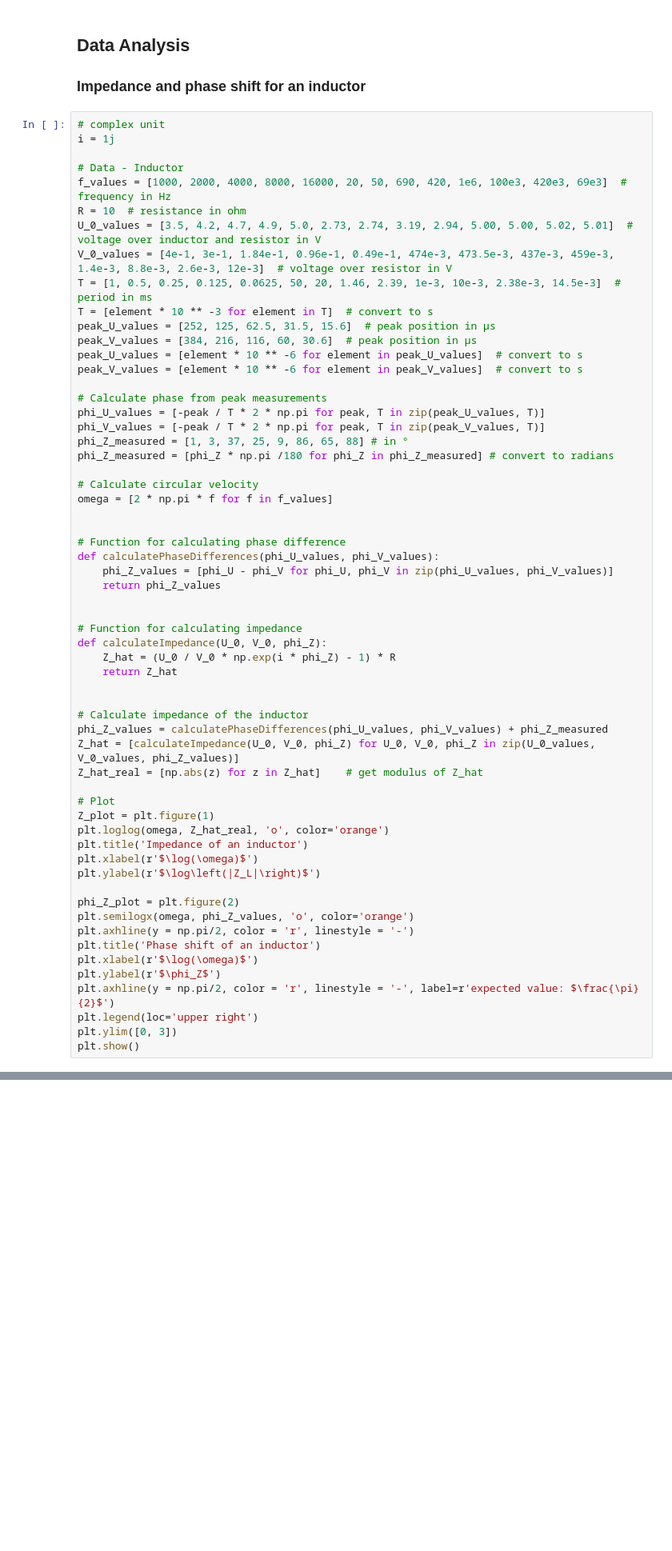
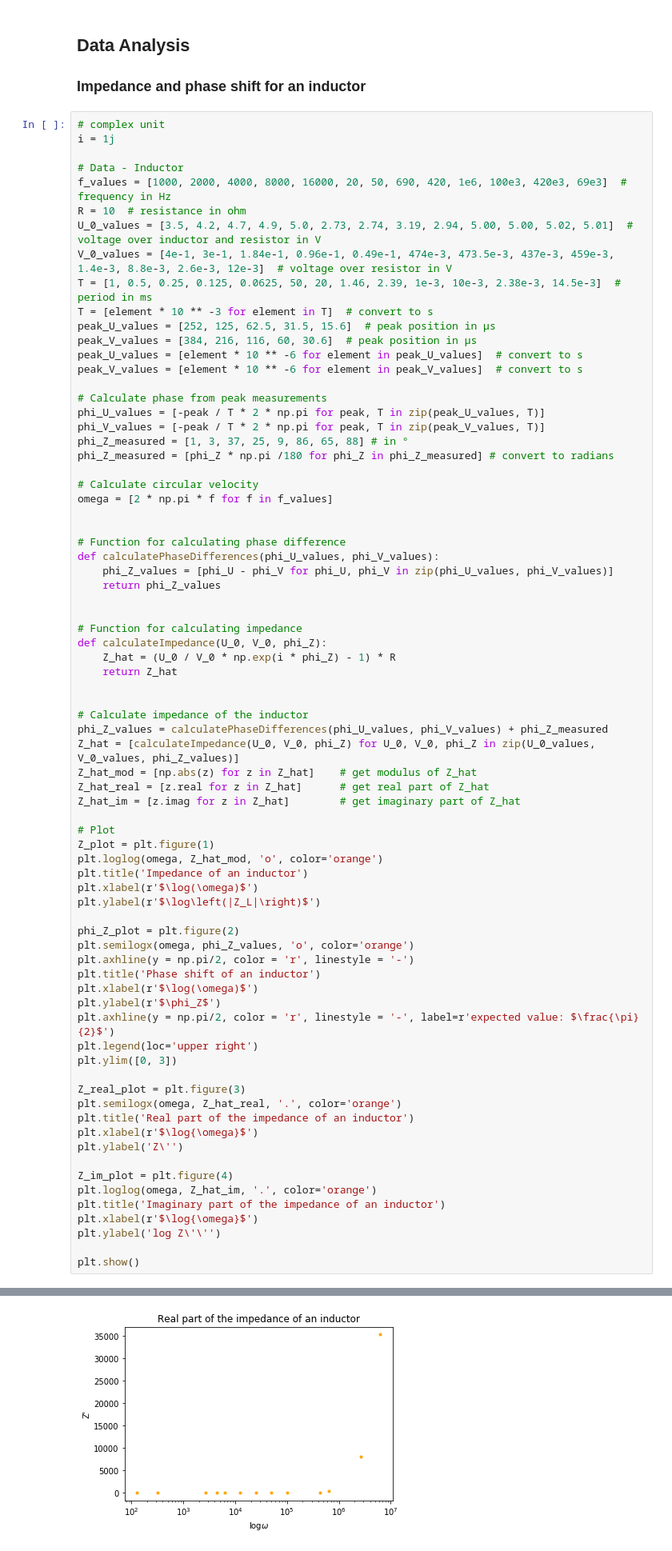
Before and after one commit to stine-fohrmann/Physical-Modelling, a Jupyter notebook: Experiment_2_Impedance.ipynb, the cells around one changed output, grey strips where cells are left out. Shown at 80% size. Cells and saved outputs as stored; diff of their text form; blank space fills up the shorter version.

Commit message:
added real and imaginary plots

```diff
--- a/Experiment_2_Impedance.ipynb
+++ b/Experiment_2_Impedance.ipynb
@@ -42,32 +42,48 @@ def calculatePhaseDifferences(phi_U_values, phi_V_values):
 
 # Function for calculating impedance
 def calculateImpedance(U_0, V_0, phi_Z):
     Z_hat = (U_0 / V_0 * np.exp(i * phi_Z) - 1) * R
     return Z_hat
 
 
 # Calculate impedance of the inductor
 phi_Z_values = calculatePhaseDifferences(phi_U_values, phi_V_values) + phi_Z_measured
 Z_hat = [calculateImpedance(U_0, V_0, phi_Z) for U_0, V_0, phi_Z in zip(U_0_values, V_0_values, phi_Z_values)]
-Z_hat_real = [np.abs(z) for z in Z_hat]    # get modulus of Z_hat
+Z_hat_mod = [np.abs(z) for z in Z_hat]    # get modulus of Z_hat
+Z_hat_real = [z.real for z in Z_hat]      # get real part of Z_hat
+Z_hat_im = [z.imag for z in Z_hat]        # get imaginary part of Z_hat
 
 # Plot
 Z_plot = plt.figure(1)
-plt.loglog(omega, Z_hat_real, 'o', color='orange')
+plt.loglog(omega, Z_hat_mod, 'o', color='orange')
 plt.title('Impedance of an inductor')
 plt.xlabel(r'$\log(\omega)$')
 plt.ylabel(r'$\log\left(|Z_L|\right)$')
 
 phi_Z_plot = plt.figure(2)
 plt.semilogx(omega, phi_Z_values, 'o', color='orange')
 plt.axhline(y = np.pi/2, color = 'r', linestyle = '-')
 plt.title('Phase shift of an inductor')
 plt.xlabel(r'$\log(\omega)$')
 plt.ylabel(r'$\phi_Z$')
 plt.axhline(y = np.pi/2, color = 'r', linestyle = '-', label=r'expected value: $\frac{\pi}{2}$')
 plt.legend(loc='upper right')
 plt.ylim([0, 3])
+
+Z_real_plot = plt.figure(3)
+plt.semilogx(omega, Z_hat_real, '.', color='orange')
+plt.title('Real part of the impedance of an inductor')
+plt.xlabel(r'$\log{\omega}$')
+plt.ylabel('Z\'')
+
+Z_im_plot = plt.figure(4)
+plt.loglog(omega, Z_hat_im, '.', color='orange')
+plt.title('Imaginary part of the impedance of an inductor')
+plt.xlabel(r'$\log{\omega}$')
+plt.ylabel('log Z\'\'')
+
 plt.show()
 # %% [output]
 [figure]
 [figure]
+[figure, added]
```
Also changed, not shown: parts of 2 cells of this notebook.
